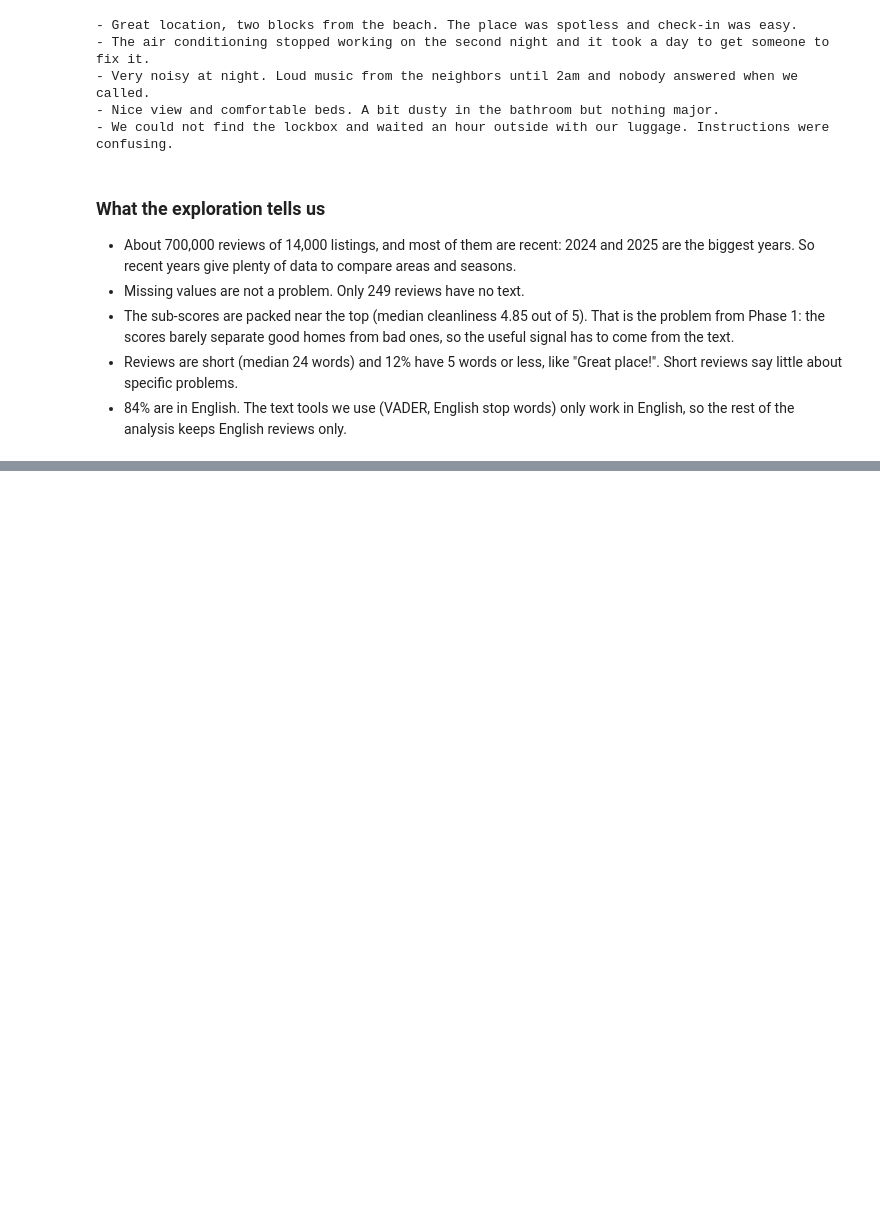
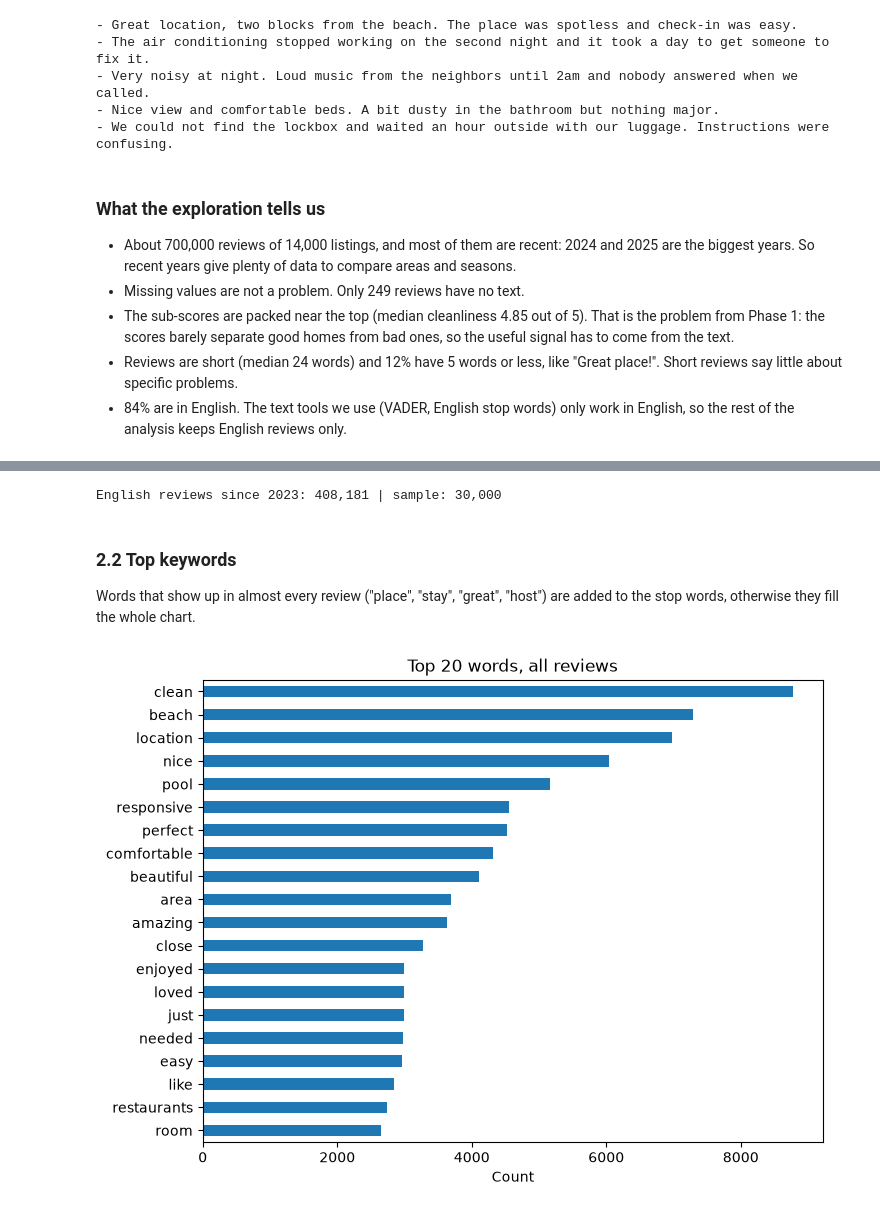
Before and after one commit to gui-buissa/str-guest-feedback-nlp, a Jupyter notebook: notebooks/phase2_exploration.ipynb, the cells around one changed output, grey strips where cells are left out. Cells and saved outputs as stored; diff of their text form; code cells hidden in the pictures; blank space fills up the shorter version.

Commit message:
Add keyword, sentiment and aspect analysis
Co-Authored-By: Claude Opus 5.5 <noreply@anthropic.com>

```diff
--- a/notebooks/phase2_exploration.ipynb
+++ b/notebooks/phase2_exploration.ipynb
@@ -155,0 +162,36 @@ for text in mock.comments.head(5):
+# %%
+from sklearn.feature_extraction.text import CountVectorizer, ENGLISH_STOP_WORDS
+from vaderSentiment.vaderSentiment import SentimentIntensityAnalyzer
+from wordcloud import WordCloud
+
+recent = df[df.english & (df.date >= "2023-01-01")]
+sample = recent.sample(30000, random_state=42).copy()
+
+sample["text"] = sample.comments.map(strip_html)    # for VADER: keeps case and punctuation
+sample["clean"] = sample.comments.map(clean_text)   # for word counts: lowercase, letters only
+print("English reviews since 2023:", f"{len(recent):,}", "| sample:", f"{len(sample):,}")
+# %% [output]
+English reviews since 2023: 408,181 | sample: 30,000
+# %% [markdown]
+### 2.2 Top keywords
+
+Words that show up in almost every review ("place", "stay", "great", "host") are added to the stop words, otherwise they fill the whole chart.
+# %%
+DOMAIN_STOP_WORDS = ["place", "stay", "great", "host", "home", "house", "airbnb", "would",
+                     "definitely", "recommend", "everything", "really", "us", "also", "time"]
+STOP_WORDS = list(ENGLISH_STOP_WORDS.union(DOMAIN_STOP_WORDS))
+
+def top_terms(texts, n=20, ngram_range=(1, 1), stop_words=STOP_WORDS):
+    """Count words (or word pairs) across the texts and return the n most frequent."""
+    vectorizer = CountVectorizer(stop_words=stop_words, ngram_range=ngram_range, min_df=5)
+    counts = vectorizer.fit_transform(texts).sum(axis=0).A1
+    return pd.Series(counts, index=vectorizer.get_feature_names_out()).sort_values(ascending=False).head(n)
+
+def plot_terms(terms, title):
+    terms.sort_values().plot(kind="barh", figsize=(8, 6), title=title)
+    plt.xlabel("Count")
+    plt.show()
+
+plot_terms(top_terms(sample.clean), "Top 20 words, all reviews")
+# %% [output]
+[figure, added]
```
Also changed, not shown: parts of 14 cells of this notebook.
